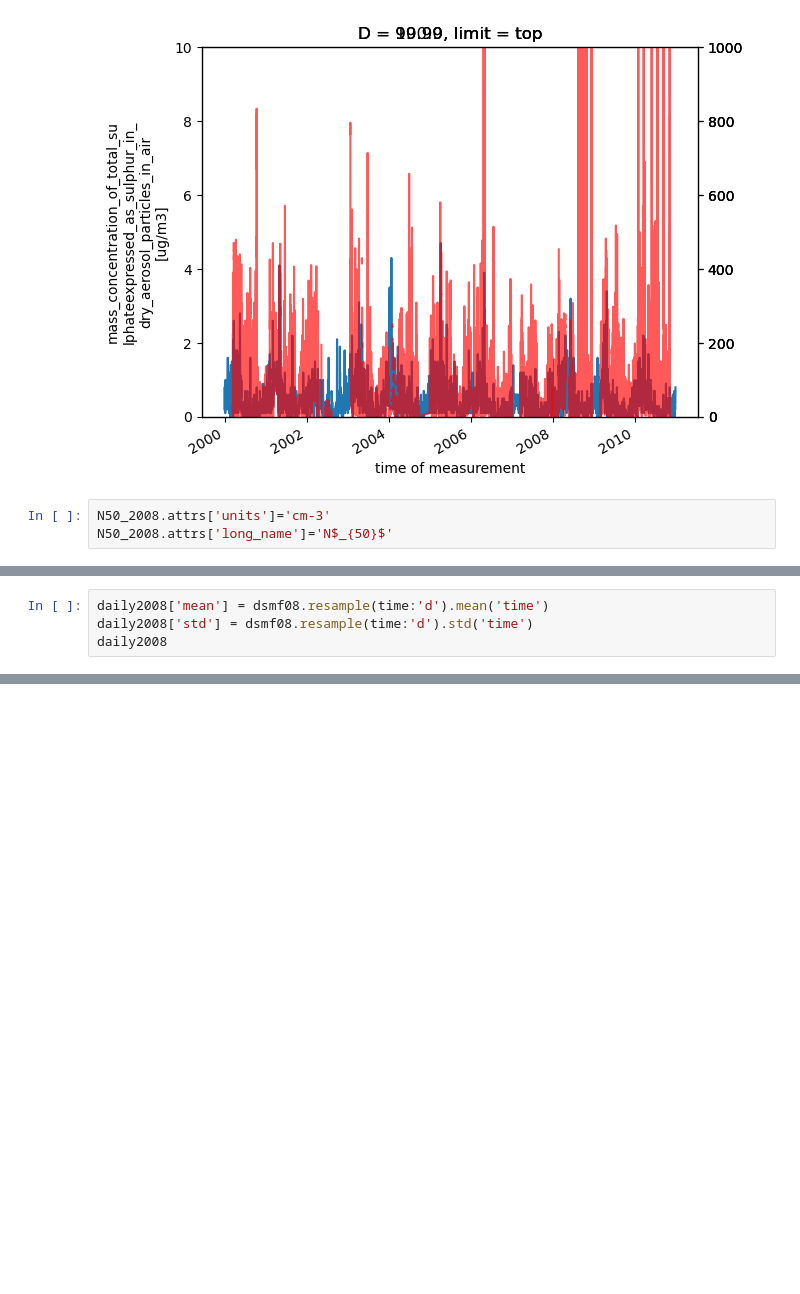
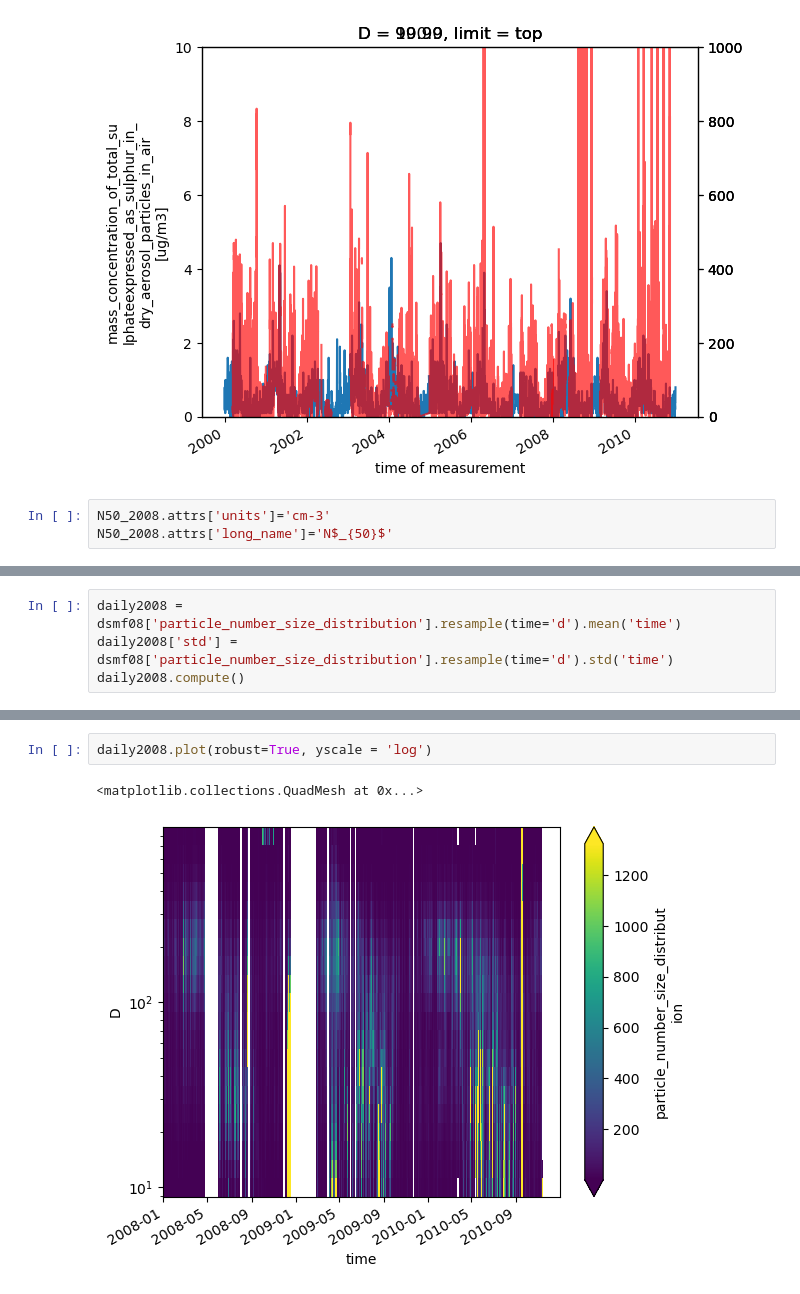
Before and after one commit to eScience-course/-Tjaernoe2022-group1, a Jupyter notebook: notebooks/Stefan/Full Sulphate Data.ipynb, the cells around one changed output, grey strips where cells are left out. Cells and saved outputs as stored; diff of their text form; blank space fills up the shorter version.

```diff
--- a/notebooks/Stefan/Full Sulphate Data.ipynb
+++ b/notebooks/Stefan/Full Sulphate Data.ipynb
@@ -236,7 +330,7 @@ ax.set_ylabel('')
 [<matplotlib.lines.Line2D at 0x...>]
 [figure]
 # %%
-daily2008['mean'] = dsmf08.resample(time:'d').mean('time')
-daily2008['std'] = dsmf08.resample(time:'d').std('time')
-daily2008
+daily2008 = dsmf08['particle_number_size_distribution'].resample(time='d').mean('time')
+daily2008['std'] = dsmf08['particle_number_size_distribution'].resample(time='d').std('time')
+daily2008.compute()
 # %% [output]
@@ -243,0 +355,5 @@ SyntaxError: invalid syntax (1456136101.py, line 1)
+# %%
+daily2008.plot(robust=True, yscale = 'log')
+# %% [output]
+<matplotlib.collections.QuadMesh at 0x...>
+[figure, added]
```
Also changed, not shown: parts of 11 cells of this notebook, 1 other file.
